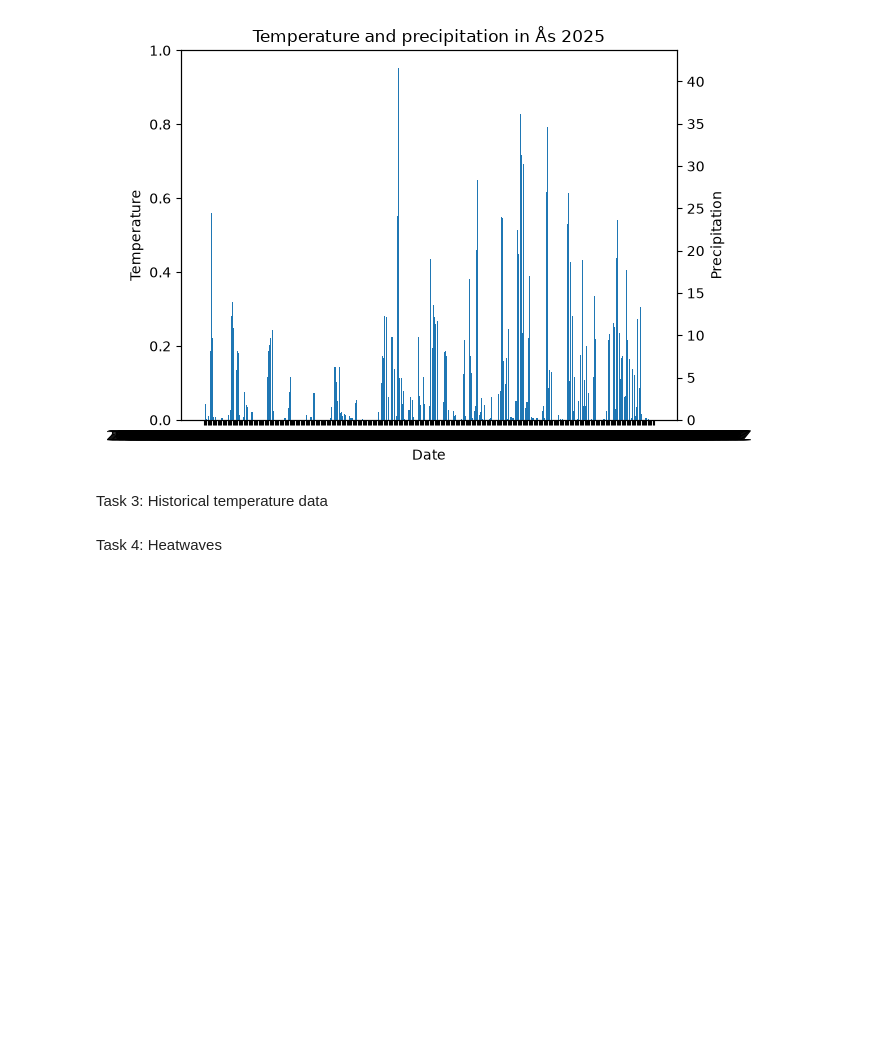
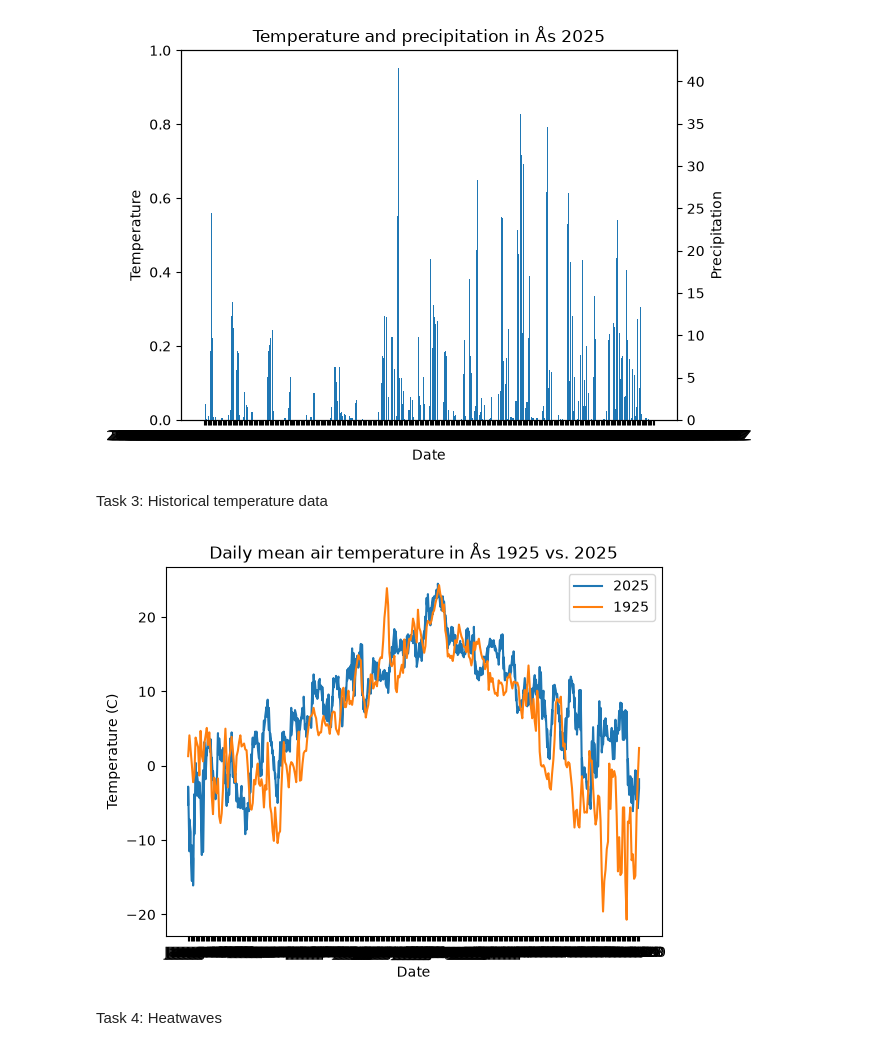
Before and after one commit to GoodDag/Deliverable_1, a Jupyter notebook: Deliverable_1.ipynb, the cells around one changed output. Cells and saved outputs as stored; diff of their text form; code cells hidden in the pictures; blank space fills up the shorter version.

```diff
--- a/Deliverable_1.ipynb
+++ b/Deliverable_1.ipynb
@@ -87,6 +86,41 @@ plt.show()
 [figure]
 # %% [markdown]
 Task 3: Historical temperature data
+# %%
+parameters = {'sources': 'SN17850',
+              'elements': 'mean(air_temperature P1D)',
+              'referencetime': '1925-01-01/1925-12-31',
+             }
+
+task3_response = requests.get(endpoint, parameters, auth=(client_id, ""))
+assert task3_response.status_code == 200
+
+task3_json = task3_response.json()
+task3_data = task3_json['data']
+
+task3_list = []
+task3_df = pd.DataFrame()
+for i in range(len(task3_data)):
+    row = pd.DataFrame(task3_data[i]['observations'])
+    row['referenceTime'] = dt.datetime.strftime(dt.datetime.fromisoformat(task3_data[i]['referenceTime']),'%b, %d')
+    row['sourceId'] = task3_data[i]['sourceId']
+    task3_list.append(row)
+
+task3_df = pd.concat(task3_list)
+
+task3_df = task3_df.reset_index()
+
+plt.plot(task1_df['referenceTime'], task1_df['value'], label='2025')
+plt.plot(task3_df['referenceTime'], task3_df['value'], label='1925')
+plt.xlabel('Date')
+plt.ylabel('Temperature (C)')
+plt.title('Daily mean air temperature in Ås 1925 vs. 2025')
+plt.legend()
+plt.show()
+
+# Fix date, add summary table
+# %% [output]
+[figure, added]
 # %% [markdown]
 Task 4: Heatwaves
 # %% [markdown]
```
Also changed, not shown: parts of 2 cells of this notebook.
